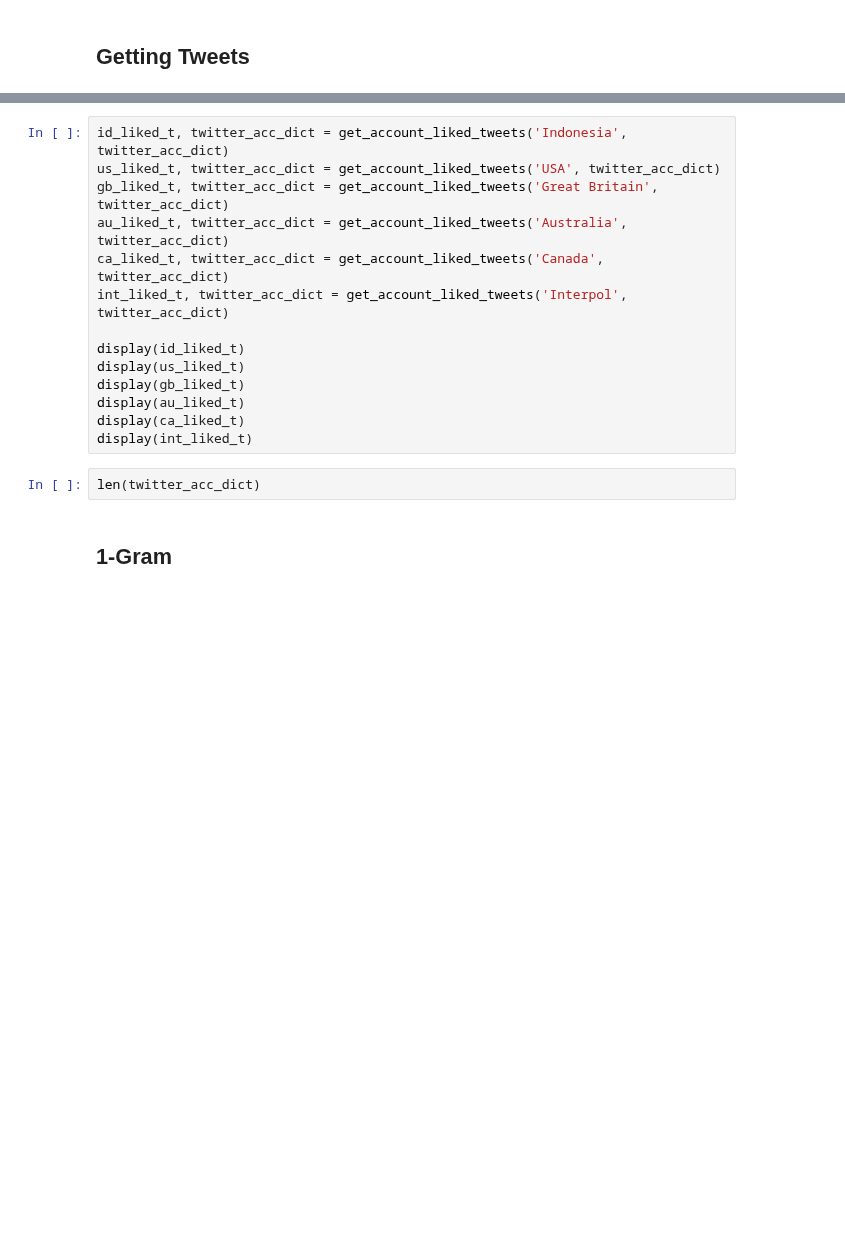
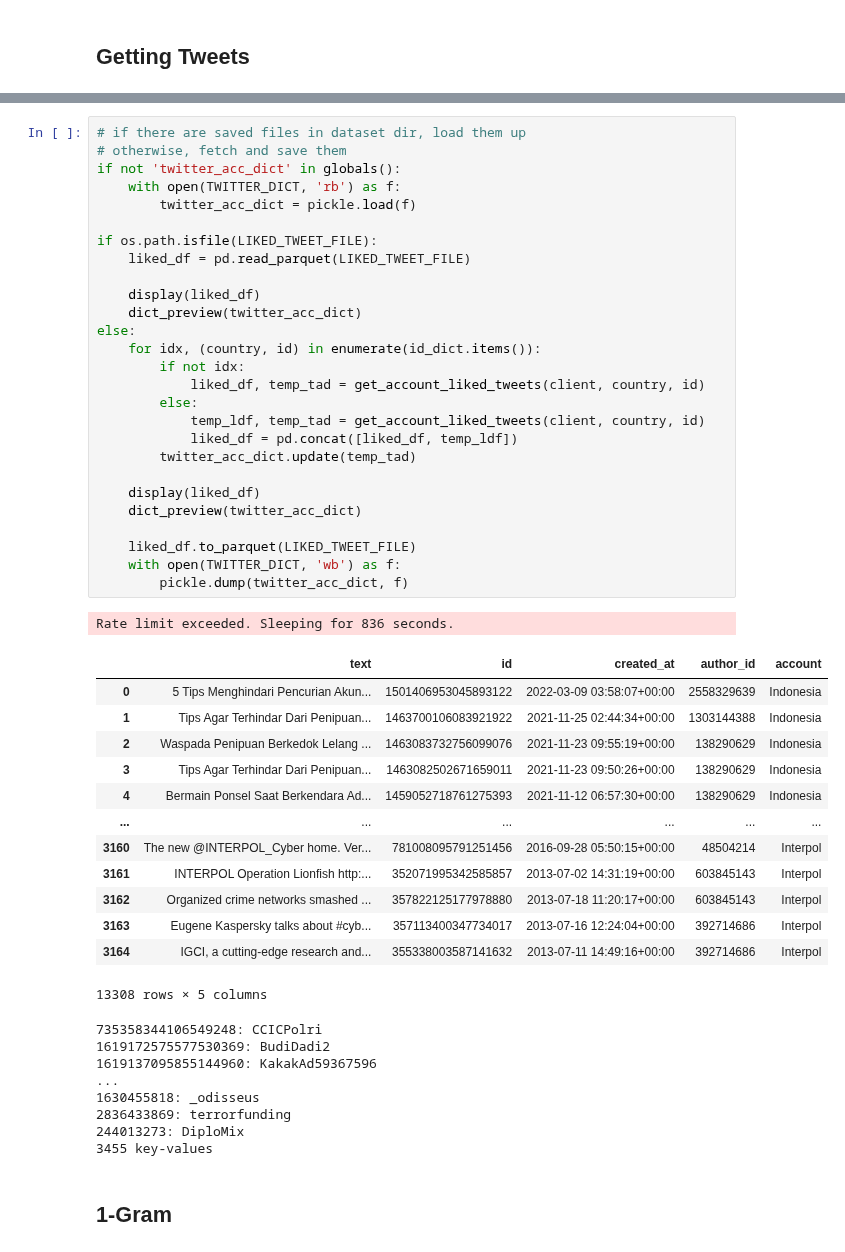
Before and after one commit to ranggakd/DAIly, a Jupyter notebook: projects/cyber police/Tweepy_of_CyberPolice_Comparison.ipynb, the cells around one changed output, grey strips where cells are left out. Cells and saved outputs as stored; diff of their text form; blank space fills up the shorter version.

```diff
--- a/projects/cyber police/Tweepy_of_CyberPolice_Comparison.ipynb
+++ b/projects/cyber police/Tweepy_of_CyberPolice_Comparison.ipynb
@@ -613,19 +645,53 @@ def get_account_liked_tweets(country: str, twitter_acc: dict) -> tuple[pd.DataFr
-# %%
-id_liked_t, twitter_acc_dict = get_account_liked_tweets('Indonesia', twitter_acc_dict)
-us_liked_t, twitter_acc_dict = get_account_liked_tweets('USA', twitter_acc_dict)
-gb_liked_t, twitter_acc_dict = get_account_liked_tweets('Great Britain', twitter_acc_dict)
-au_liked_t, twitter_acc_dict = get_account_liked_tweets('Australia', twitter_acc_dict)
-ca_liked_t, twitter_acc_dict = get_account_liked_tweets('Canada', twitter_acc_dict)
-int_liked_t, twitter_acc_dict = get_account_liked_tweets('Interpol', twitter_acc_dict)
-
-display(id_liked_t)
-display(us_liked_t)
-display(gb_liked_t)
-display(au_liked_t)
-display(ca_liked_t)
-display(int_liked_t)
-# %%
-len(twitter_acc_dict)
+# %%
+# if there are saved files in dataset dir, load them up
+# otherwise, fetch and save them
+if not 'twitter_acc_dict' in globals():
+    with open(TWITTER_DICT, 'rb') as f:
+        twitter_acc_dict = pickle.load(f)
+
+if os.path.isfile(LIKED_TWEET_FILE):
+    liked_df = pd.read_parquet(LIKED_TWEET_FILE)
+
+    display(liked_df)
+    dict_preview(twitter_acc_dict)
+else:
+    for idx, (country, id) in enumerate(id_dict.items()):
+        if not idx:
+            liked_df, temp_tad = get_account_liked_tweets(client, country, id)
+        else:
+            temp_ldf, temp_tad = get_account_liked_tweets(client, country, id)
+            liked_df = pd.concat([liked_df, temp_ldf])
+        twitter_acc_dict.update(temp_tad)
+
+    display(liked_df)
+    dict_preview(twitter_acc_dict)
+
+    liked_df.to_parquet(LIKED_TWEET_FILE)
+    with open(TWITTER_DICT, 'wb') as f:
+        pickle.dump(twitter_acc_dict, f)
+# %% [output]
+Rate limit exceeded. Sleeping for 836 seconds.
+|  | text | id | created_at | author_id | account |
+| 0 | 5 Tips Menghindari Pencurian Akun... | 1501406953045893122 | 2022-03-09 03:58:07+00:00 | 2558329639 | Indonesia |
+| 1 | Tips Agar Terhindar Dari Penipuan... | 1463700106083921922 | 2021-11-25 02:44:34+00:00 | 1303144388 | Indonesia |
+| 2 | Waspada Penipuan Berkedok Lelang ... | 1463083732756099076 | 2021-11-23 09:55:19+00:00 | 138290629 | Indonesia |
+| 3 | Tips Agar Terhindar Dari Penipuan... | 1463082502671659011 | 2021-11-23 09:50:26+00:00 | 138290629 | Indonesia |
+| 4 | Bermain Ponsel Saat Berkendara Ad... | 1459052718761275393 | 2021-11-12 06:57:30+00:00 | 138290629 | Indonesia |
+| ... | ... | ... | ... | ... | ... |
+| 3160 | The new @INTERPOL_Cyber home. Ver... | 781008095791251456 | 2016-09-28 05:50:15+00:00 | 48504214 | Interpol |
+| 3161 | INTERPOL Operation Lionfish http:... | 352071995342585857 | 2013-07-02 14:31:19+00:00 | 603845143 | Interpol |
+| 3162 | Organized crime networks smashed ... | 357822125177978880 | 2013-07-18 11:20:17+00:00 | 603845143 | Interpol |
+| 3163 | Eugene Kaspersky talks about #cyb... | 357113400347734017 | 2013-07-16 12:24:04+00:00 | 392714686 | Interpol |
+| 3164 | IGCI, a cutting-edge research and... | 355338003587141632 | 2013-07-11 14:49:16+00:00 | 392714686 | Interpol |
+13308 rows × 5 columns
+735358344106549248: CCICPolri
+1619172575577530369: BudiDadi2
+1619137095855144960: KakakAd59367596
+...
+1630455818: _odisseus
+2836433869: terrorfunding
+244013273: DiploMix
+3455 key-values
 # %% [markdown]
 ## 1-Gram
 # %% [markdown]
```
Also changed, not shown: parts of 38 cells of this notebook, 7 other files.
